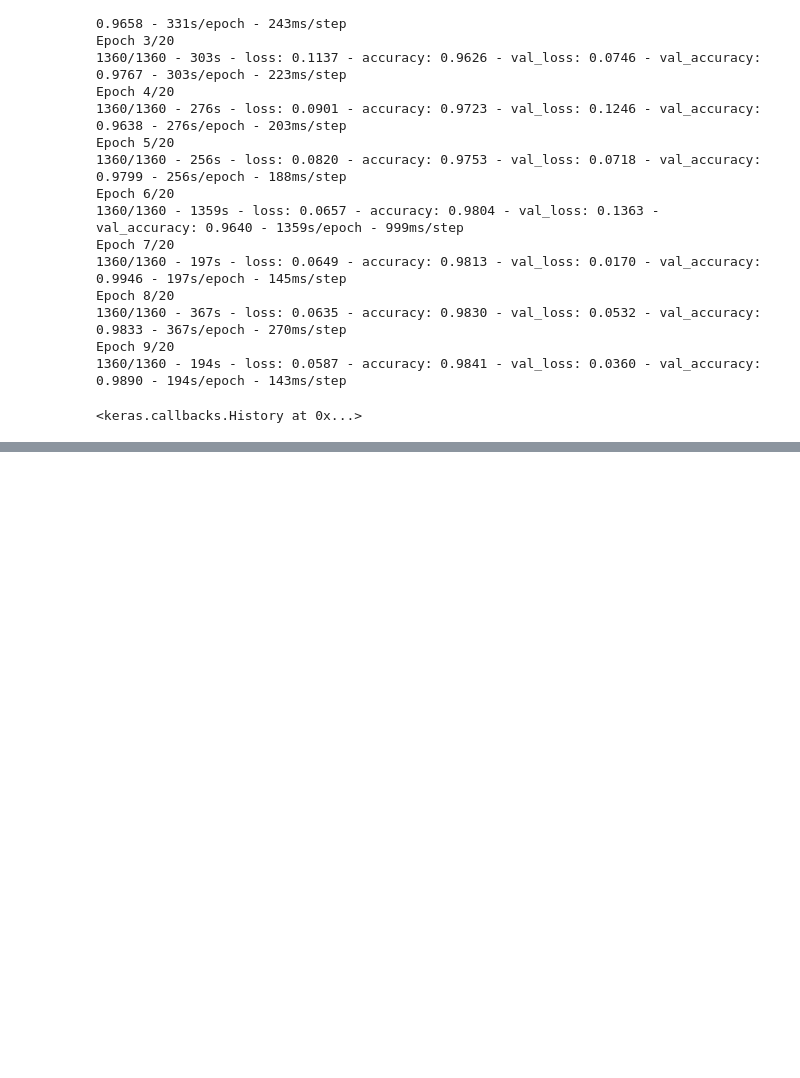
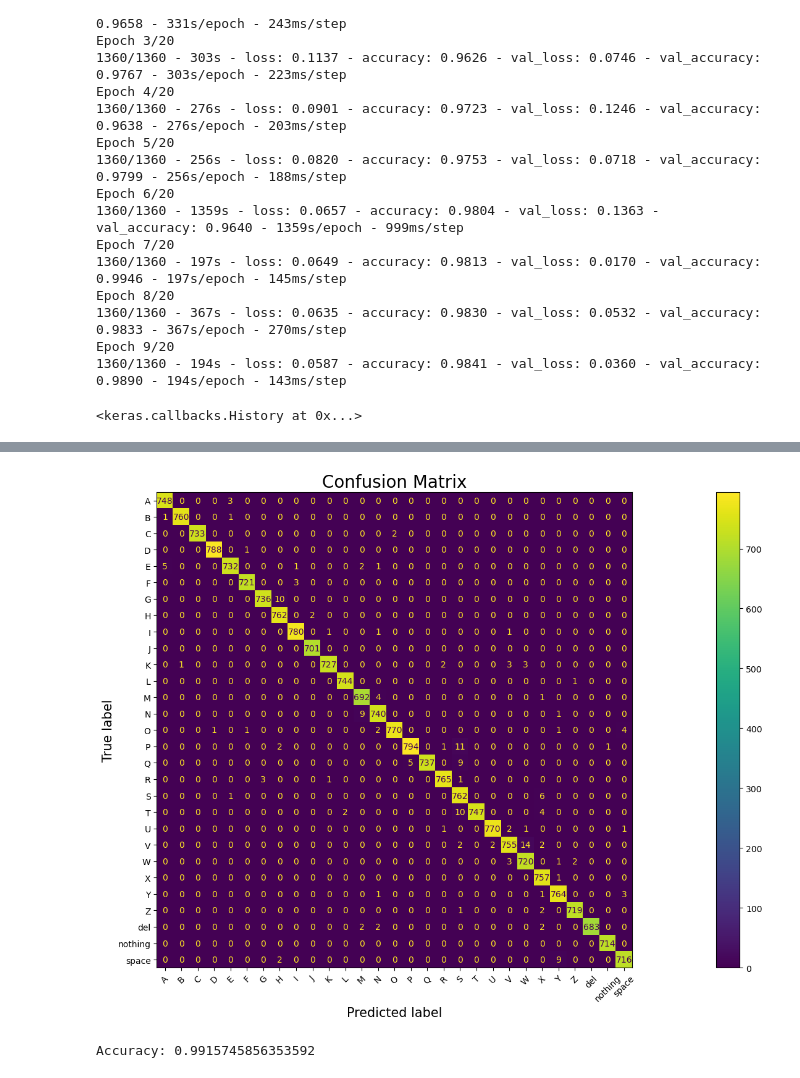
Before and after one commit to ferasdahrooge/sign_language_detector, a Jupyter notebook: asl-model-process.ipynb, the cells around one changed output, grey strips where cells are left out. Saved outputs shown, nothing was run; the diff lists cells and outputs as text; code cells hidden in the pictures; blank space fills up the shorter version.

```diff
--- a/asl-model-process.ipynb
+++ b/asl-model-process.ipynb
@@ -271,0 +312,20 @@ Epoch 9/20
+# %%
+# Initialize empty lists to store true and predicted labels
+true_labels = []
+predicted_labels = []
+
+# Loop over the test dataset
+for images, labels in test_dataset:
+
+    # Make predictions using the trained model
+    predictions = model.predict(images)
+
+    # Store the predicted labels
+    predicted_labels.extend(predictions)
+
+    # Store the true labels
+    true_labels.extend(labels)
+
+# Convert the lists to NumPy arrays and find the index of the highest prediction for each image
+predicted_labels = np.argmax(predicted_labels, axis=1)
+true_labels = np.argmax(true_labels, axis=1)
@@ -271,0 +350,27 @@ Epoch 9/20
+# %%
+from sklearn.metrics import confusion_matrix, ConfusionMatrixDisplay
+# Plot confusion matrix
+cm = confusion_matrix(true_labels, predicted_labels)
+disp = ConfusionMatrixDisplay(confusion_matrix=cm, display_labels=class_names)
+
+# Create figure and axes
+fig, ax = plt.subplots(figsize=(35, 10))
+disp.plot(ax=ax)
+
+# Set axis labels and title
+ax.set_xlabel('Predicted label', fontsize=15)
+ax.set_ylabel('True label', fontsize=15)
+ax.set_title('Confusion Matrix', fontsize=20)
+
+# Slant the horizontal labels
+plt.xticks(rotation=45)
+
+# Show the plot
+plt.show()
+
+# Calculate accuracy
+accuracy = np.sum(np.diagonal(cm)) / np.sum(cm)
+print("Accuracy:", accuracy)
+# %% [output]
+[figure, added]
+Accuracy: 0.9915745856353592
```
Also changed, not shown: parts of 6 cells of this notebook.
